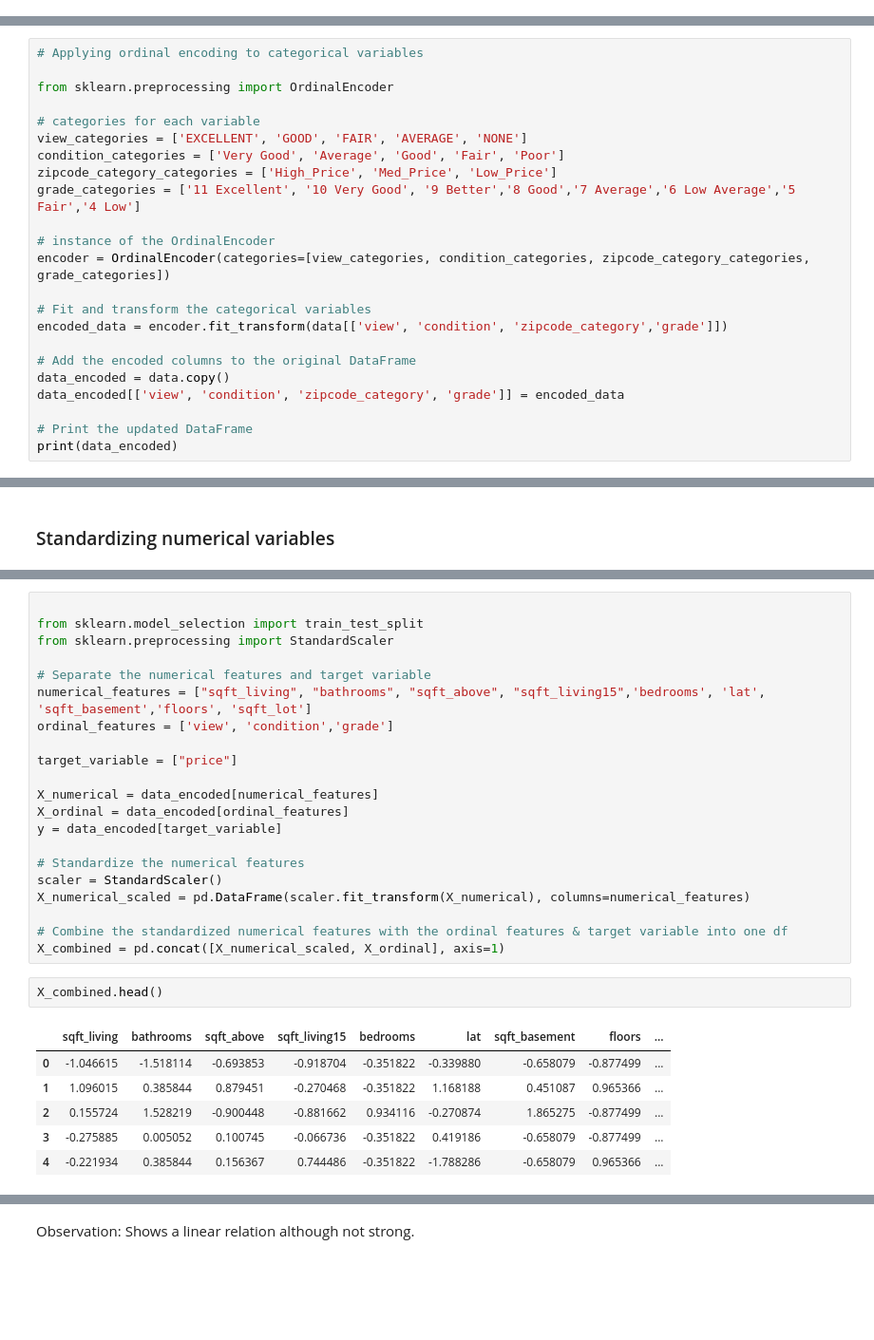
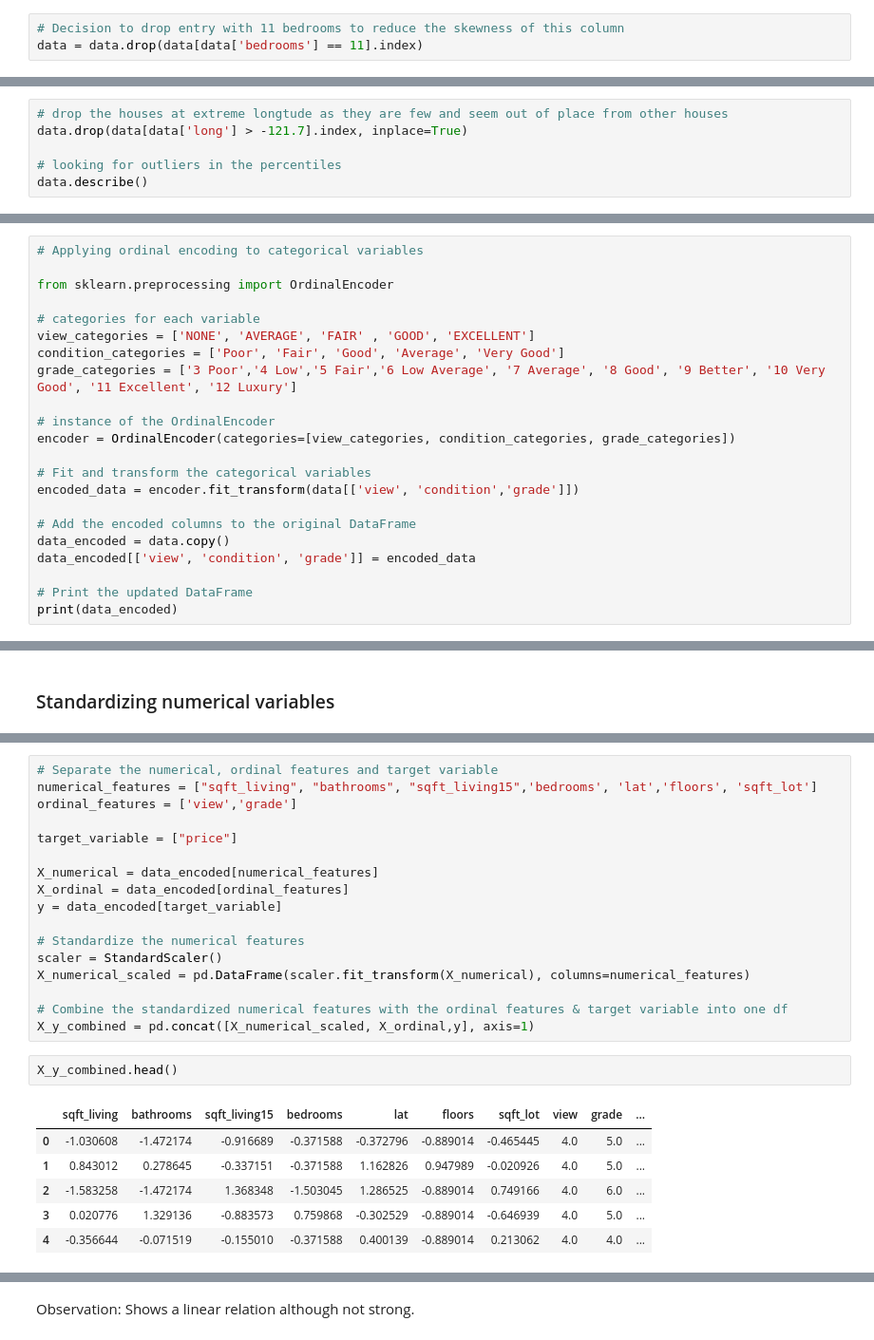
Before and after one commit to emma-030/Phase_2_project_New, a Jupyter notebook: Phase_2_project_notebook_emily.ipynb, the cells around one changed output, grey strips where cells are left out. Shown at 95% size. Drawn from its saved outputs; the diff is of its cells as text; blank space fills up the shorter version.

```diff
--- a/Phase_2_project_notebook_emily.ipynb
+++ b/Phase_2_project_notebook_emily.ipynb
@@ -337,0 +569,3 @@ data.reset_index(drop=True, inplace=True)
+# %%
+# Decision to drop entry with 11 bedrooms to reduce the skewness of this column
+data = data.drop(data[data['bedrooms'] == 11].index)
@@ -337,0 +645,6 @@ data.reset_index(drop=True, inplace=True)
+# %%
+# drop the houses at extreme longtude as they are few and seem out of place from other houses
+data.drop(data[data['long'] > -121.7].index, inplace=True)
+
+# looking for outliers in the percentiles
+data.describe()
@@ -519,20 +922,19 @@ Name: price, dtype: float64
 from sklearn.preprocessing import OrdinalEncoder
 
 # categories for each variable
-view_categories = ['EXCELLENT', 'GOOD', 'FAIR', 'AVERAGE', 'NONE']
-condition_categories = ['Very Good', 'Average', 'Good', 'Fair', 'Poor']
-zipcode_category_categories = ['High_Price', 'Med_Price', 'Low_Price']
-grade_categories = ['11 Excellent', '10 Very Good', '9 Better','8 Good','7 Average','6 Low Average','5 Fair','4 Low']
+view_categories = ['NONE', 'AVERAGE', 'FAIR' , 'GOOD', 'EXCELLENT']
+condition_categories = ['Poor', 'Fair', 'Good', 'Average', 'Very Good']
+grade_categories = ['3 Poor','4 Low','5 Fair','6 Low Average', '7 Average', '8 Good', '9 Better', '10 Very Good', '11 Excellent', '12 Luxury']
 
 # instance of the OrdinalEncoder
-encoder = OrdinalEncoder(categories=[view_categories, condition_categories, zipcode_category_categories, grade_categories])
+encoder = OrdinalEncoder(categories=[view_categories, condition_categories, grade_categories])
 
 # Fit and transform the categorical variables
-encoded_data = encoder.fit_transform(data[['view', 'condition', 'zipcode_category','grade']])
+encoded_data = encoder.fit_transform(data[['view', 'condition','grade']])
 
 # Add the encoded columns to the original DataFrame
 data_encoded = data.copy()
-data_encoded[['view', 'condition', 'zipcode_category', 'grade']] = encoded_data
+data_encoded[['view', 'condition', 'grade']] = encoded_data
 
 # Print the updated DataFrame
 print(data_encoded)
@@ -812,11 +1300,7 @@ Our approach will be to standardize only the predictor numerical variables.
 # %%
-
-from sklearn.model_selection import train_test_split
-from sklearn.preprocessing import StandardScaler
-
-# Separate the numerical features and target variable
-numerical_features = ["sqft_living", "bathrooms", "sqft_above", "sqft_living15",'bedrooms', 'lat', 'sqft_basement','floors', 'sqft_lot']
-ordinal_features = ['view', 'condition','grade']
+# Separate the numerical, ordinal features and target variable
+numerical_features = ["sqft_living", "bathrooms", "sqft_living15",'bedrooms', 'lat','floors', 'sqft_lot']
+ordinal_features = ['view','grade']
 
 target_variable = ["price"]
 
@@ -829,13 +1313,13 @@ scaler = StandardScaler()
 X_numerical_scaled = pd.DataFrame(scaler.fit_transform(X_numerical), columns=numerical_features)
 
 # Combine the standardized numerical features with the ordinal features & target variable into one df
-X_combined = pd.concat([X_numerical_scaled, X_ordinal], axis=1)
+X_y_combined = pd.concat([X_numerical_scaled, X_ordinal,y], axis=1)
 # %%
-X_combined.head()
+X_y_combined.head()
 # %% [output]
-|  | sqft_living | bathrooms | sqft_above | sqft_living15 | bedrooms | lat | sqft_basement | floors | ... |
-| 0 | -1.046615 | -1.518114 | -0.693853 | -0.918704 | -0.351822 | -0.339880 | -0.658079 | -0.877499 | ... |
-| 1 | 1.096015 | 0.385844 | 0.879451 | -0.270468 | -0.351822 | 1.168188 | 0.451087 | 0.965366 | ... |
-| 2 | 0.155724 | 1.528219 | -0.900448 | -0.881662 | 0.934116 | -0.270874 | 1.865275 | -0.877499 | ... |
-| 3 | -0.275885 | 0.005052 | 0.100745 | -0.066736 | -0.351822 | 0.419186 | -0.658079 | -0.877499 | ... |
-| 4 | -0.221934 | 0.385844 | 0.156367 | 0.744486 | -0.351822 | -1.788286 | -0.658079 | 0.965366 | ... |
+|  | sqft_living | bathrooms | sqft_living15 | bedrooms | lat | floors | sqft_lot | view | grade | ... |
+| 0 | -1.030608 | -1.472174 | -0.916689 | -0.371588 | -0.372796 | -0.889014 | -0.465445 | 4.0 | 5.0 | ... |
+| 1 | 0.843012 | 0.278645 | -0.337151 | -0.371588 | 1.162826 | 0.947989 | -0.020926 | 4.0 | 5.0 | ... |
+| 2 | -1.583258 | -1.472174 | 1.368348 | -1.503045 | 1.286525 | -0.889014 | 0.749166 | 4.0 | 6.0 | ... |
+| 3 | 0.020776 | 1.329136 | -0.883573 | 0.759868 | -0.302529 | -0.889014 | -0.646939 | 4.0 | 5.0 | ... |
+| 4 | -0.356644 | -0.071519 | -0.155010 | -0.371588 | 0.400139 | -0.889014 | 0.213062 | 4.0 | 4.0 | ... |
```
Also changed, not shown: parts of 89 cells of this notebook.
